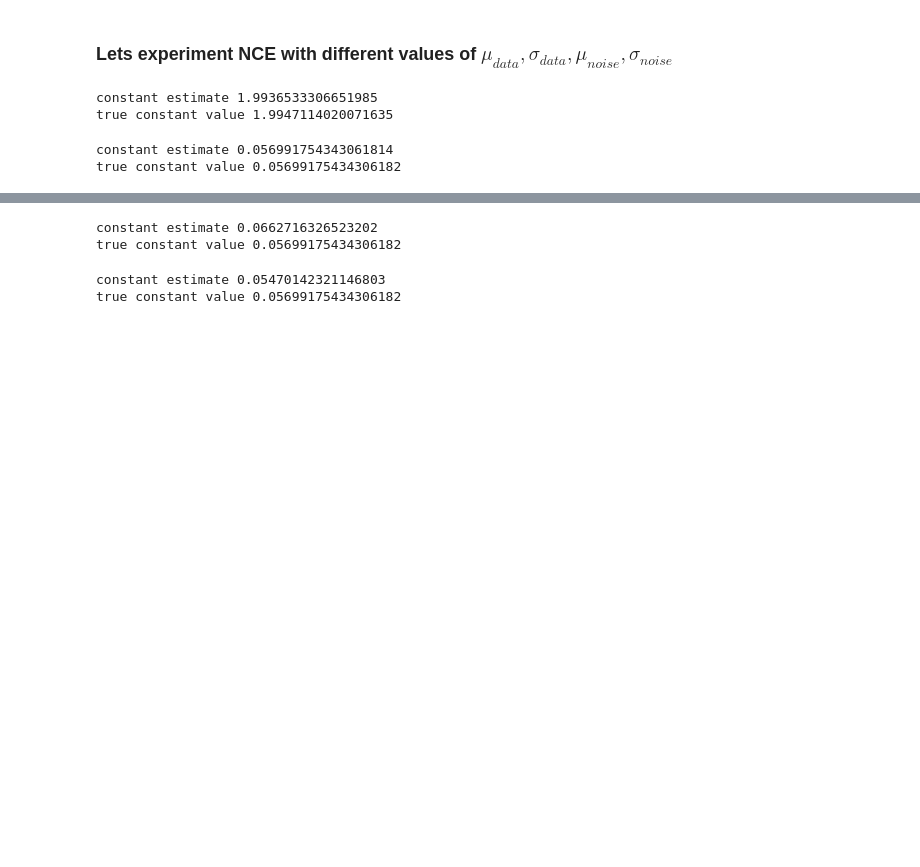
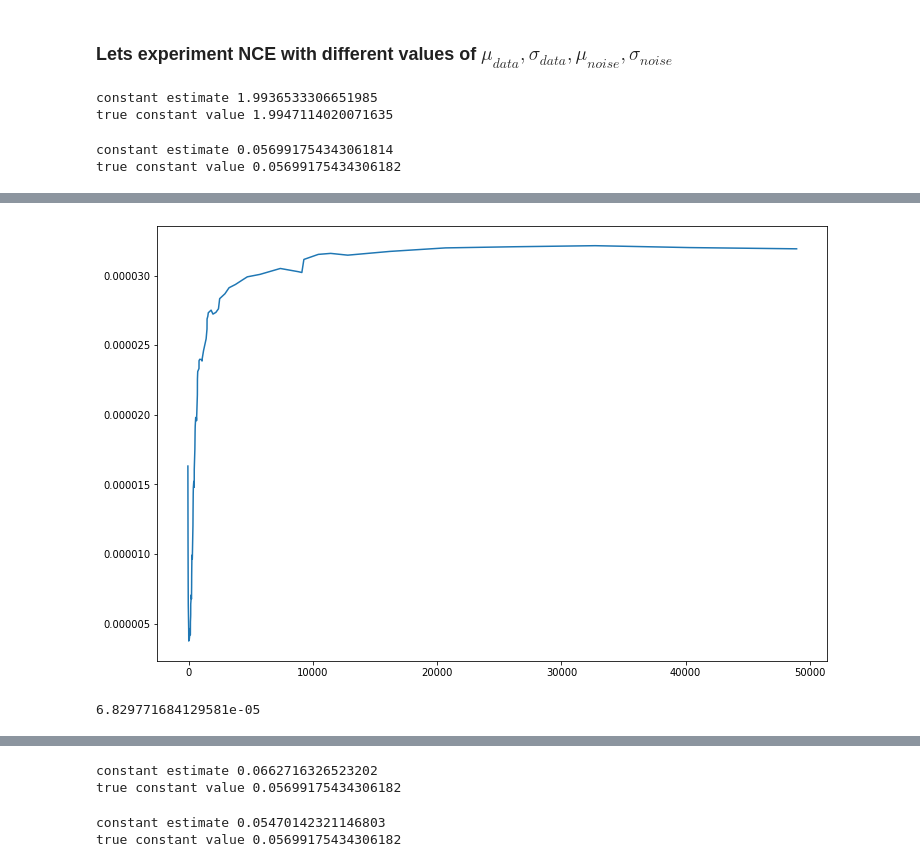
Before and after one commit to alakachr/NCE_GAN, a Jupyter notebook: Projet_Memoire.ipynb, the cells around one changed output, grey strips where cells are left out. Drawn from its saved outputs; the diff is of its cells as text; code cells hidden in the pictures; blank space fills up the shorter version.

```diff
--- a/Projet_Memoire.ipynb
+++ b/Projet_Memoire.ipynb
@@ -111,0 +165,20 @@ true constant value 0.05699175434306182
+# %%
+pm = norm.pdf(x, 0.5, 7)
+#KL = [[kl_divergence(pm, pn(x, mu, sigma)) for sigma in L_sigma] for mu in L_mu]
+
+#KL_0 = np.asarray(KL_0).reshape(-1)
+#KL_0 = KL_0.tolist()
+#KL_0.sort()
+
+plt.figure(figsize=(12,8))
+plt.plot(KL_0, error_quad)
+plt.show()
+# %% [output]
+[figure, added]
+# %%
+def f(k, i):
+    return L[np.argwhere(L_mu==k)[0][0], np.argwhere(L_sigma==i)[0][0]]
+
+f(L_mu[0], L_sigma[2])
+# %% [output]
+6.829771684129581e-05
```
Also changed, not shown: parts of 5 cells of this notebook.
